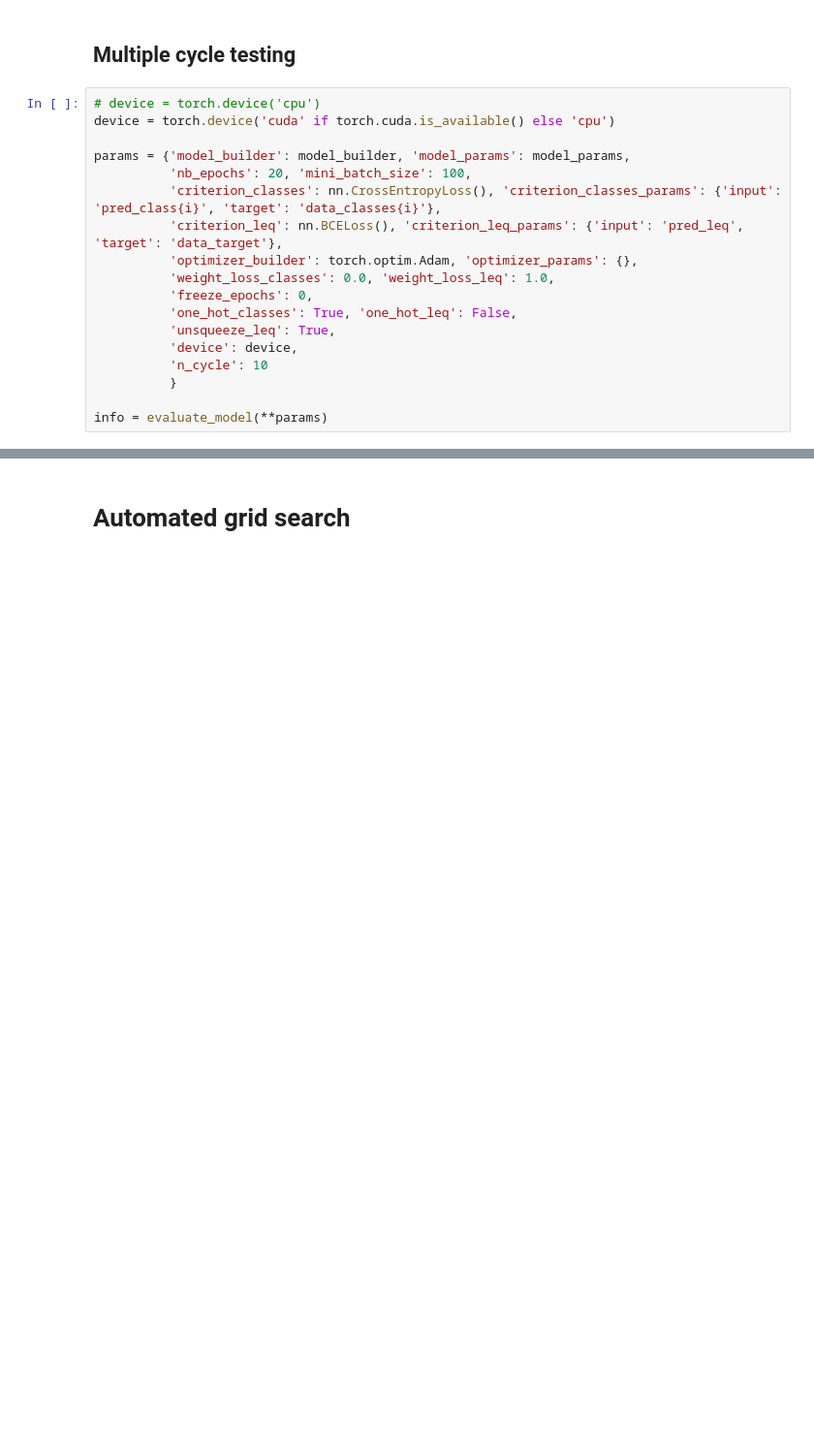
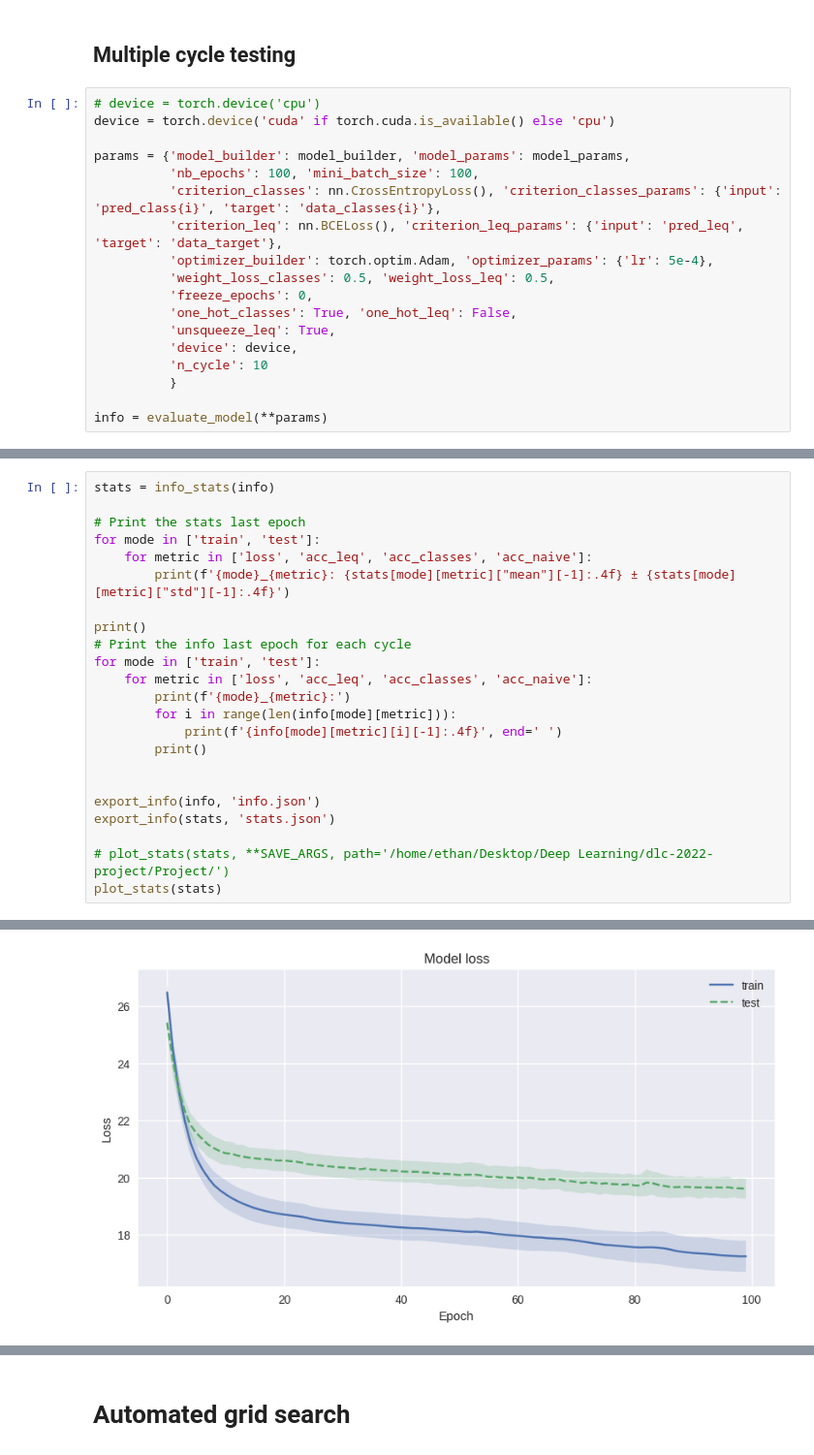
Before and after one commit to Ethan-Icet/dlc-2022-project, a Jupyter notebook: Project/experiments.ipynb, the cells around one changed output, grey strips where cells are left out. Shown at 97% size. Saved outputs shown, nothing was run; the diff lists cells and outputs as text; blank space fills up the shorter version.

Commit message:
New tests and prints

```diff
--- a/Project/experiments.ipynb
+++ b/Project/experiments.ipynb
@@ -244,11 +258,11 @@ plot_info_cycle(info_cycle)
 device = torch.device('cuda' if torch.cuda.is_available() else 'cpu')
 
 params = {'model_builder': model_builder, 'model_params': model_params,
-          'nb_epochs': 20, 'mini_batch_size': 100,
+          'nb_epochs': 100, 'mini_batch_size': 100,
           'criterion_classes': nn.CrossEntropyLoss(), 'criterion_classes_params': {'input': 'pred_class{i}', 'target': 'data_classes{i}'},
           'criterion_leq': nn.BCELoss(), 'criterion_leq_params': {'input': 'pred_leq', 'target': 'data_target'},
-          'optimizer_builder': torch.optim.Adam, 'optimizer_params': {},
-          'weight_loss_classes': 0.0, 'weight_loss_leq': 1.0,
+          'optimizer_builder': torch.optim.Adam, 'optimizer_params': {'lr': 5e-4},
+          'weight_loss_classes': 0.5, 'weight_loss_leq': 0.5,
           'freeze_epochs': 0,
           'one_hot_classes': True, 'one_hot_leq': False,
           'unsqueeze_leq': True,
@@ -285,0 +292,24 @@ plot_stats(stats)
+# %%
+stats = info_stats(info)
+
+# Print the stats last epoch
+for mode in ['train', 'test']:
+    for metric in ['loss', 'acc_leq', 'acc_classes', 'acc_naive']:
+        print(f'{mode}_{metric}: {stats[mode][metric]["mean"][-1]:.4f} ± {stats[mode][metric]["std"][-1]:.4f}')
+
+print()
+# Print the info last epoch for each cycle
+for mode in ['train', 'test']:
+    for metric in ['loss', 'acc_leq', 'acc_classes', 'acc_naive']:
+        print(f'{mode}_{metric}:')
+        for i in range(len(info[mode][metric])):
+            print(f'{info[mode][metric][i][-1]:.4f}', end=' ')
+        print()
+
+
+export_info(info, 'info.json')
+export_info(stats, 'stats.json')
+
+# plot_stats(stats, **SAVE_ARGS, path='/home/ethan/Desktop/Deep Learning/dlc-2022-project/Project/')
+plot_stats(stats)
+# %% [output]
@@ -285,0 +333 @@ plot_stats(stats)
+[figure, added]
```
Also changed, not shown: parts of 32 cells of this notebook.
